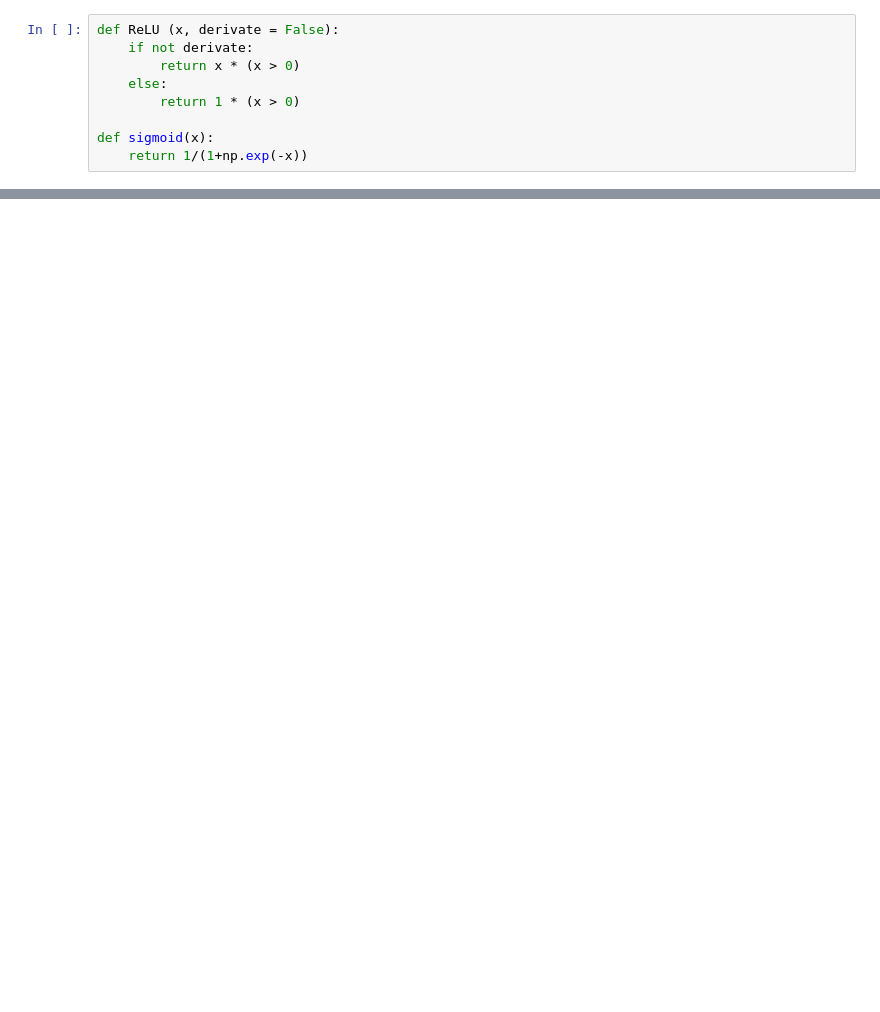
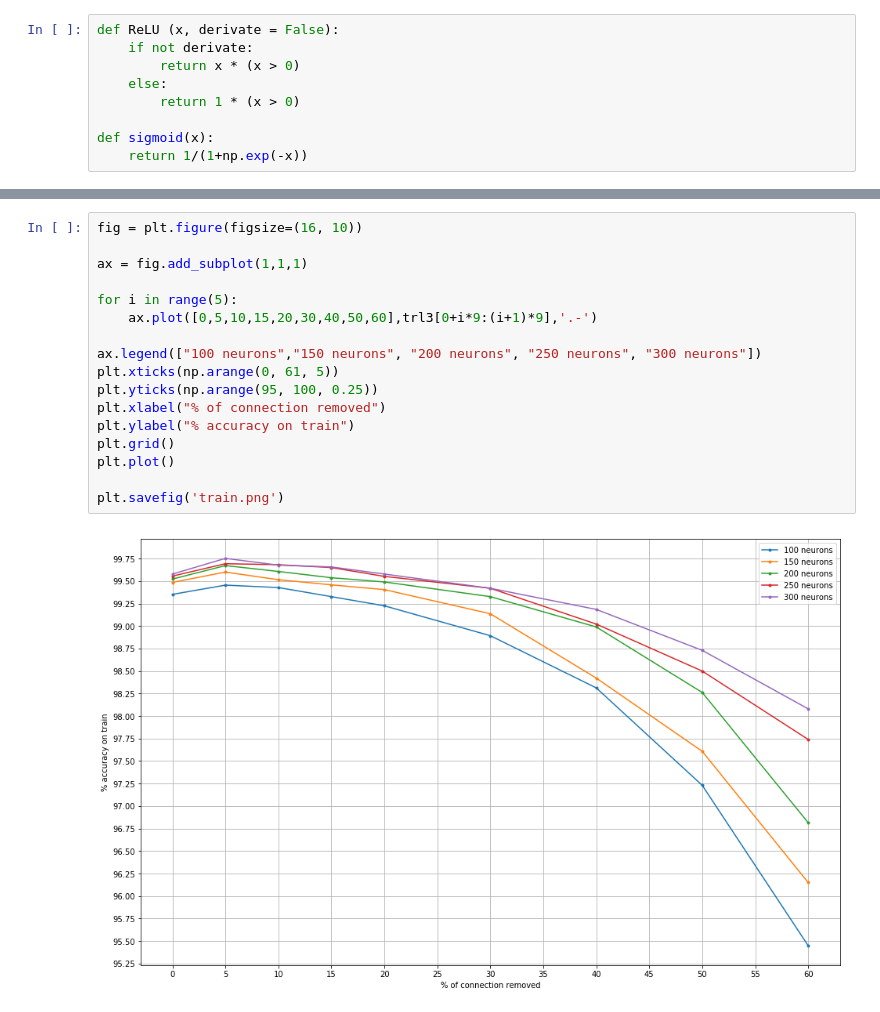
Before and after one commit to giosumarin/NN, a Jupyter notebook: NN_main2.ipynb, the cells around one changed output, grey strips where cells are left out. Saved outputs shown, nothing was run; the diff lists cells and outputs as text; blank space fills up the shorter version.

```diff
--- a/NN_main2.ipynb
+++ b/NN_main2.ipynb
@@ -211,0 +516,19 @@ class NN:
+# %%
+fig = plt.figure(figsize=(16, 10))
+
+ax = fig.add_subplot(1,1,1)
+
+for i in range(5):
+    ax.plot([0,5,10,15,20,30,40,50,60],trl3[0+i*9:(i+1)*9],'.-')
+
+ax.legend(["100 neurons","150 neurons", "200 neurons", "250 neurons", "300 neurons"])
+plt.xticks(np.arange(0, 61, 5))
+plt.yticks(np.arange(95, 100, 0.25))
+plt.xlabel("% of connection removed")
+plt.ylabel("% accuracy on train")
+plt.grid()
+plt.plot()
+
+plt.savefig('train.png')
+# %% [output]
+[figure, added]
```
Also changed, not shown: parts of 66 cells of this notebook, 15 other files.
